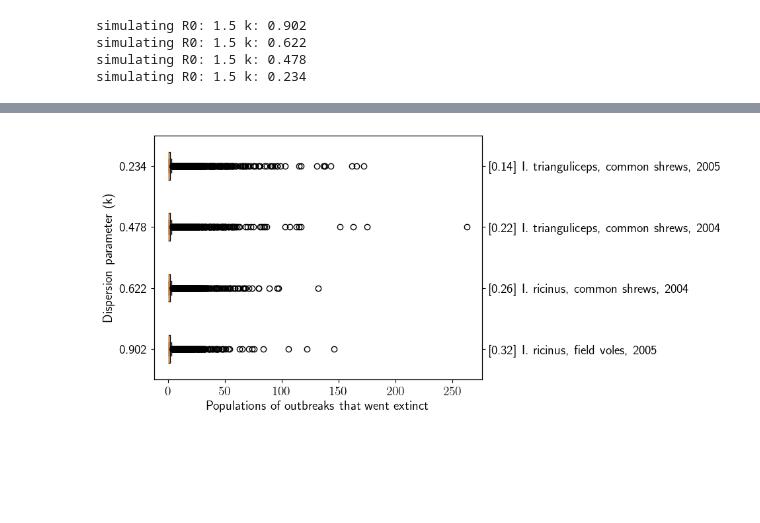
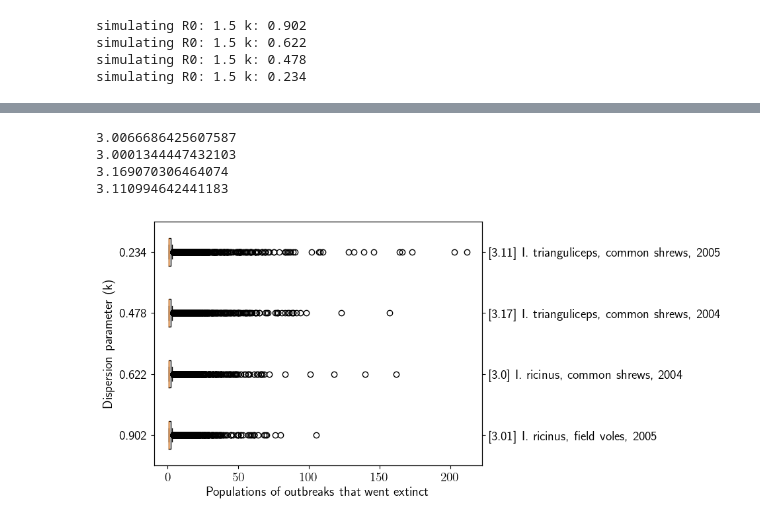
Before and after one commit to JasonThomasData/honours_project, a Jupyter notebook: src/Charts_ExtinctionProbabilities.ipynb, the cells around one changed output, grey strips where cells are left out. Saved outputs shown, nothing was run; the diff lists cells and outputs as text; code cells hidden in the pictures; blank space fills up the shorter version.

```diff
--- a/src/Charts_ExtinctionProbabilities.ipynb
+++ b/src/Charts_ExtinctionProbabilities.ipynb
@@ -347,12 +347,24 @@ plt.savefig('figs/allCombinations_populationsOfOutbreaksThatReachTarget.png', dp
 # %%
+def mean(seq):
+    return sum(seq)/len(seq)
+
+display_labels = []
+for extinct_population, data_label in zip(k_simulation_data["extinct_populations"].values(), data_labels):
+    print(mean(extinct_population))
+    display_labels.append("[{}] {}".format(round(mean(extinct_population), 2), data_label))
+
 fig, ax1 = plt.subplots()
 plt.boxplot(list(k_simulation_data["extinct_populations"].values()), tick_labels=k_dispersion_labels, vert=False)
 ax1.set_xlabel("Populations of outbreaks that went extinct")
 ax1.set_ylabel("Dispersion parameter (k)")
 ax2 = ax1.twinx()
 ax2.set_yticks([1/8,3/8,5/8,7/8], labels=display_labels)
 #plt.set_title("c")
 #plt.show()
 plt.savefig('figs/allCombinations_populationsOfOutbreaksThatWentExtinct.png', dpi=300, bbox_inches="tight")
 # %% [output]
+3.0066686425607587
+3.0001344447432103
+3.169070306464074
+3.110994642441183
-[figure, old version]
+[figure, new version]
```
Also changed, not shown: parts of 7 cells of this notebook, 31 other files.
